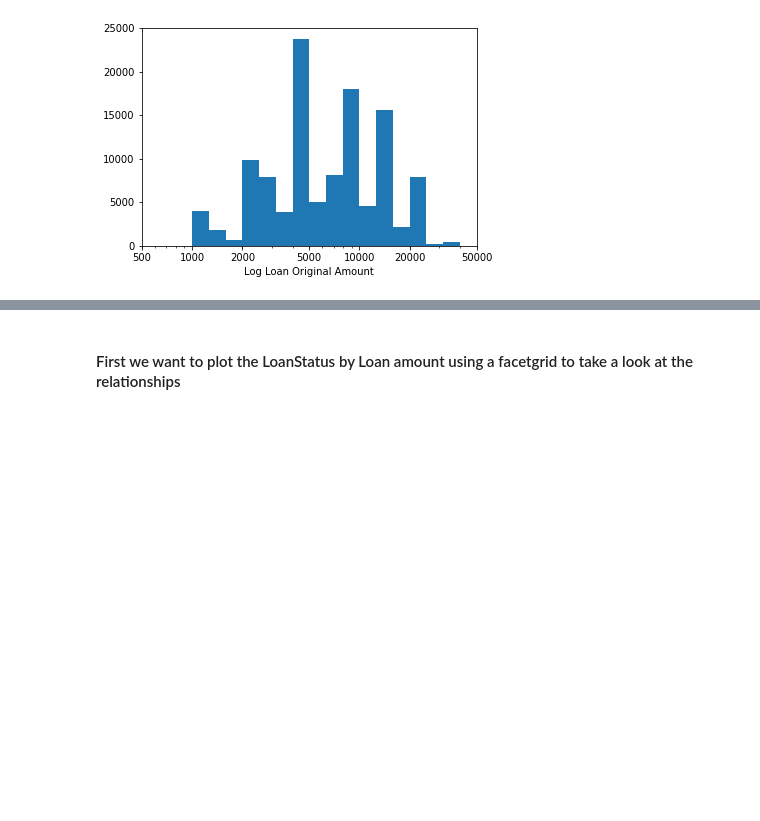
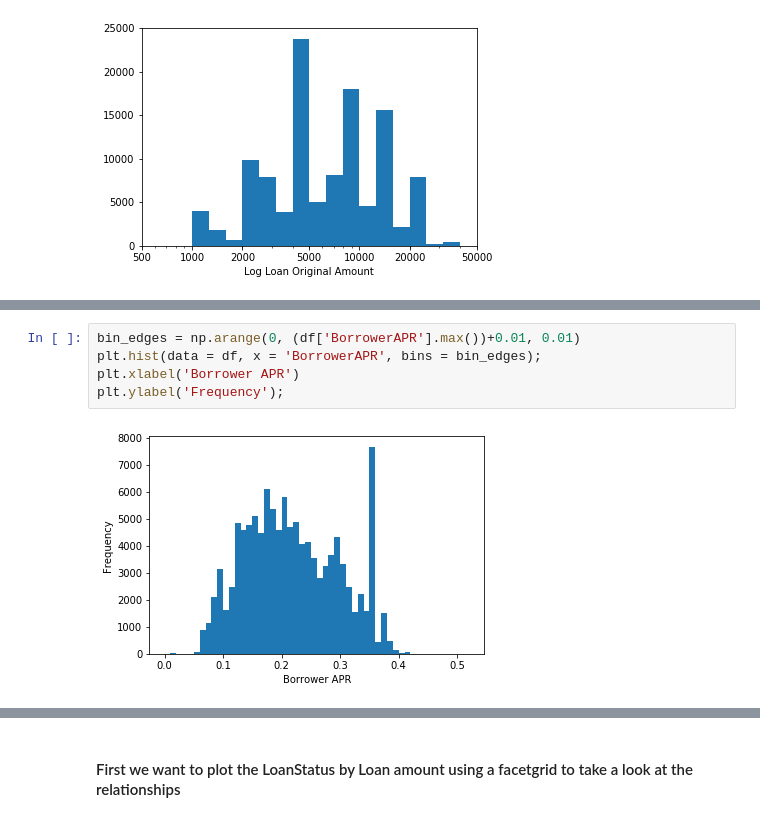
Before and after one commit to frownytown/DataVisualisationProj, a Jupyter notebook: DataExploration.ipynb, the cells around one changed output, grey strips where cells are left out. Saved outputs shown, nothing was run; the diff lists cells and outputs as text; blank space fills up the shorter version.

```diff
--- a/DataExploration.ipynb
+++ b/DataExploration.ipynb
@@ -193,3 +207,10 @@ plt.xticks(tick_locs, tick_locs);
+# %%
+bin_edges = np.arange(0, (df['BorrowerAPR'].max())+0.01, 0.01)
+plt.hist(data = df, x = 'BorrowerAPR', bins = bin_edges);
+plt.xlabel('Borrower APR')
+plt.ylabel('Frequency');
+# %% [output]
+[figure, added]
 # %% [markdown]
 ### Discuss the distribution(s) of your variable(s) of interest. Were there any unusual points? Did you need to perform any transformations?
 
```
Also changed, not shown: parts of 12 cells of this notebook.
